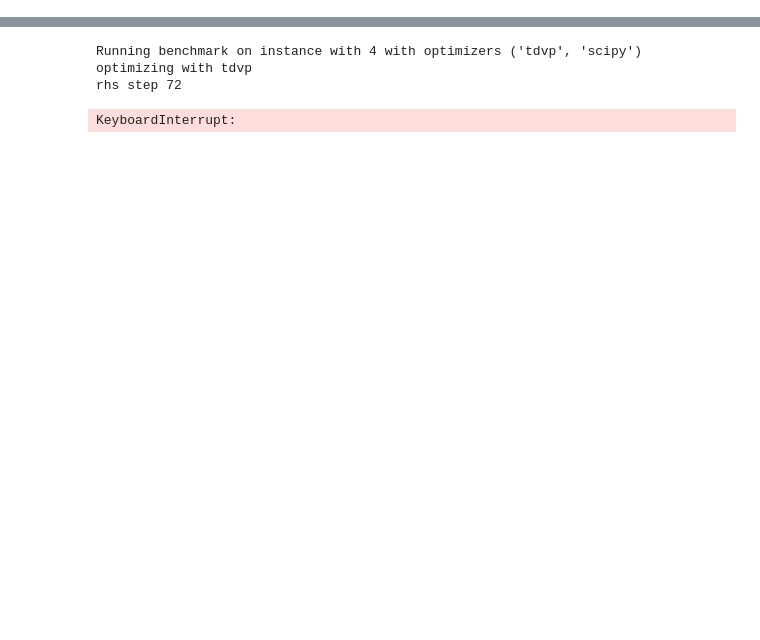
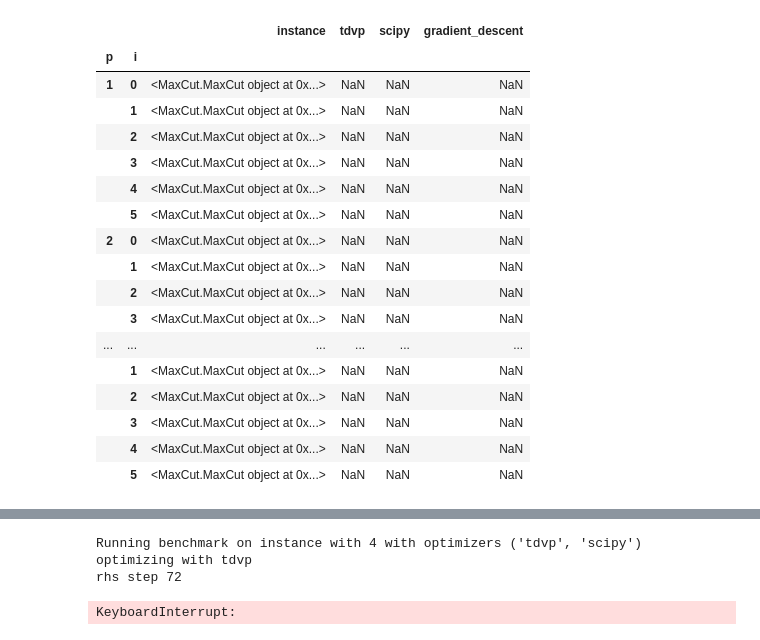
Before and after one commit to LeonhardRichter/TDVP_and_QAOA, a Jupyter notebook: run_benchmarks.ipynb, the cells around one changed output, grey strips where cells are left out. Saved outputs shown, nothing was run; the diff lists cells and outputs as text; code cells hidden in the pictures; blank space fills up the shorter version.

```diff
--- a/run_benchmarks.ipynb
+++ b/run_benchmarks.ipynb
@@ -6,0 +8,21 @@ import pandas as pd
+# %%
+load_instances(4)
+# %% [output]
+|  |  | instance | tdvp | scipy | gradient_descent |
+| p | i |  |  |  |  |
+| 1 | 0 | <MaxCut.MaxCut object at 0x...> | NaN | NaN | NaN |
+|  | 1 | <MaxCut.MaxCut object at 0x...> | NaN | NaN | NaN |
+|  | 2 | <MaxCut.MaxCut object at 0x...> | NaN | NaN | NaN |
+|  | 3 | <MaxCut.MaxCut object at 0x...> | NaN | NaN | NaN |
+|  | 4 | <MaxCut.MaxCut object at 0x...> | NaN | NaN | NaN |
+|  | 5 | <MaxCut.MaxCut object at 0x...> | NaN | NaN | NaN |
+| 2 | 0 | <MaxCut.MaxCut object at 0x...> | NaN | NaN | NaN |
+|  | 1 | <MaxCut.MaxCut object at 0x...> | NaN | NaN | NaN |
+|  | 2 | <MaxCut.MaxCut object at 0x...> | NaN | NaN | NaN |
+|  | 3 | <MaxCut.MaxCut object at 0x...> | NaN | NaN | NaN |
+| ... | ... | ... | ... | ... | ... |
+|  | 1 | <MaxCut.MaxCut object at 0x...> | NaN | NaN | NaN |
+|  | 2 | <MaxCut.MaxCut object at 0x...> | NaN | NaN | NaN |
+|  | 3 | <MaxCut.MaxCut object at 0x...> | NaN | NaN | NaN |
+|  | 4 | <MaxCut.MaxCut object at 0x...> | NaN | NaN | NaN |
+|  | 5 | <MaxCut.MaxCut object at 0x...> | NaN | NaN | NaN |
```
Also changed, not shown: parts of 4 cells of this notebook, 7 other files.
